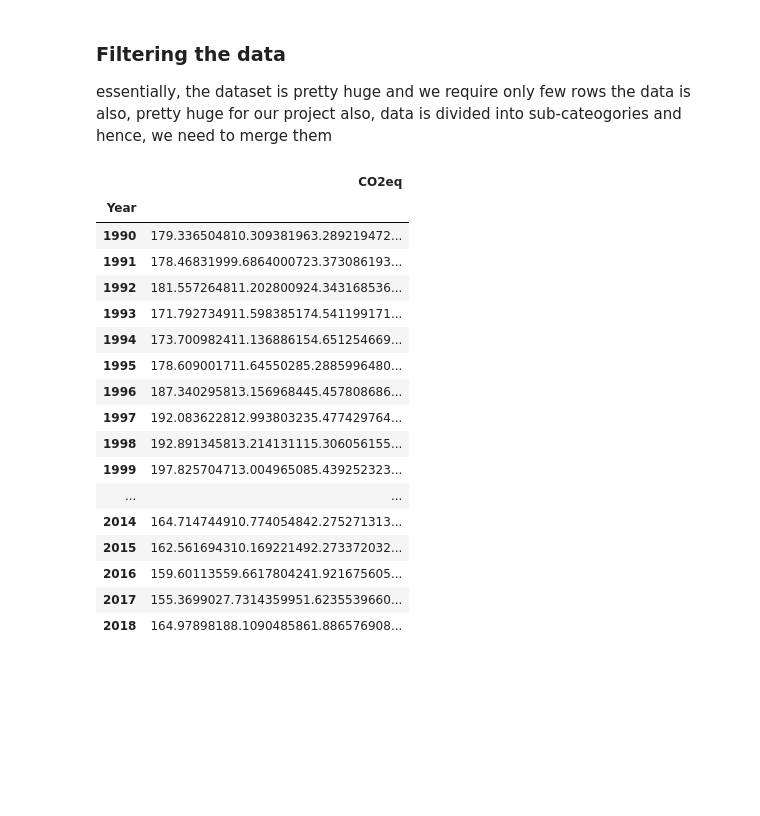
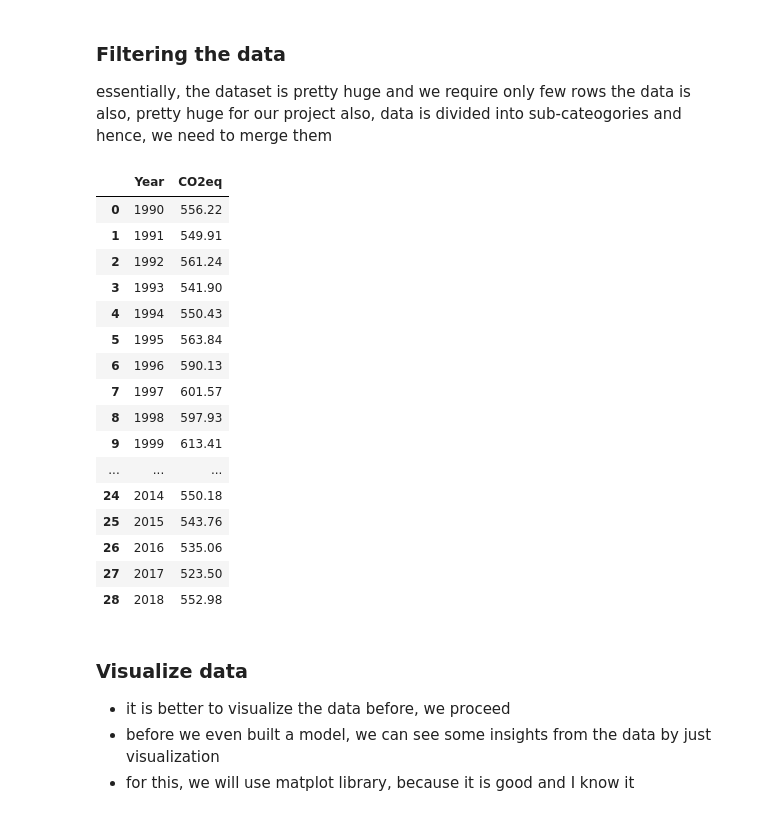
Before and after one commit to malvat/DataMiningGasEmissions, a Jupyter notebook: Data Prediction.ipynb, the cells around one changed output. Saved outputs shown, nothing was run; the diff lists cells and outputs as text; code cells hidden in the pictures; blank space fills up the shorter version.

```diff
--- a/Data Prediction.ipynb
+++ b/Data Prediction.ipynb
@@ -59,29 +59,41 @@ also, data is divided into sub-cateogories and hence, we need to merge them
 # %%
 # data about only ontario
 data_ontario = data[data['Region'] == "Ontario"]
 
 # getting only required data
 data_ontario = data_ontario[['Year', 'CO2eq']]
 
+# but first we have to convert the data to float because, it will be read as string
+data_ontario['CO2eq'] = [float(i) for i in data_ontario['CO2eq']]
+
 # grouping data by year (i.e. removing all the unnecessary sub parts in the data)
-data_ontario = data_ontario.groupby(['Year']).sum()
+data_ontario = data_ontario.groupby(['Year'], as_index = False).sum()
+
+# let's limit the data to 2 decimal places to make the calculations easier
+data_ontario['CO2eq'] = [float("{:.2f}".format(i)) for i in data_ontario['CO2eq']]
+
+# this is how we wanted our data to be
 data_ontario
 # %% [output]
-|  | CO2eq |
-| Year |  |
-| 1990 | 179.336504810.309381963.289219472... |
-| 1991 | 178.46831999.6864000723.373086193... |
-| 1992 | 181.557264811.202800924.343168536... |
-| 1993 | 171.792734911.598385174.541199171... |
-| 1994 | 173.700982411.136886154.651254669... |
-| 1995 | 178.609001711.64550285.2885996480... |
-| 1996 | 187.340295813.156968445.457808686... |
-| 1997 | 192.083622812.993803235.477429764... |
-| 1998 | 192.891345813.214131115.306056155... |
-| 1999 | 197.825704713.004965085.439252323... |
-| ... | ... |
-| 2014 | 164.714744910.774054842.275271313... |
-| 2015 | 162.561694310.169221492.273372032... |
-| 2016 | 159.60113559.6617804241.921675605... |
-| 2017 | 155.3699027.7314359951.6235539660... |
-| 2018 | 164.97898188.1090485861.886576908... |
+|  | Year | CO2eq |
+| 0 | 1990 | 556.22 |
+| 1 | 1991 | 549.91 |
+| 2 | 1992 | 561.24 |
+| 3 | 1993 | 541.90 |
+| 4 | 1994 | 550.43 |
+| 5 | 1995 | 563.84 |
+| 6 | 1996 | 590.13 |
+| 7 | 1997 | 601.57 |
+| 8 | 1998 | 597.93 |
+| 9 | 1999 | 613.41 |
+| ... | ... | ... |
+| 24 | 2014 | 550.18 |
+| 25 | 2015 | 543.76 |
+| 26 | 2016 | 535.06 |
+| 27 | 2017 | 523.50 |
+| 28 | 2018 | 552.98 |
+# %% [markdown]
+### Visualize data
+- it is better to visualize the data before, we proceed
+- before we even built a model, we can see some insights from the data by just visualization
+- for this, we will use matplot library, because it is good and I know it
```
Also changed, not shown: parts of 2 cells of this notebook.
